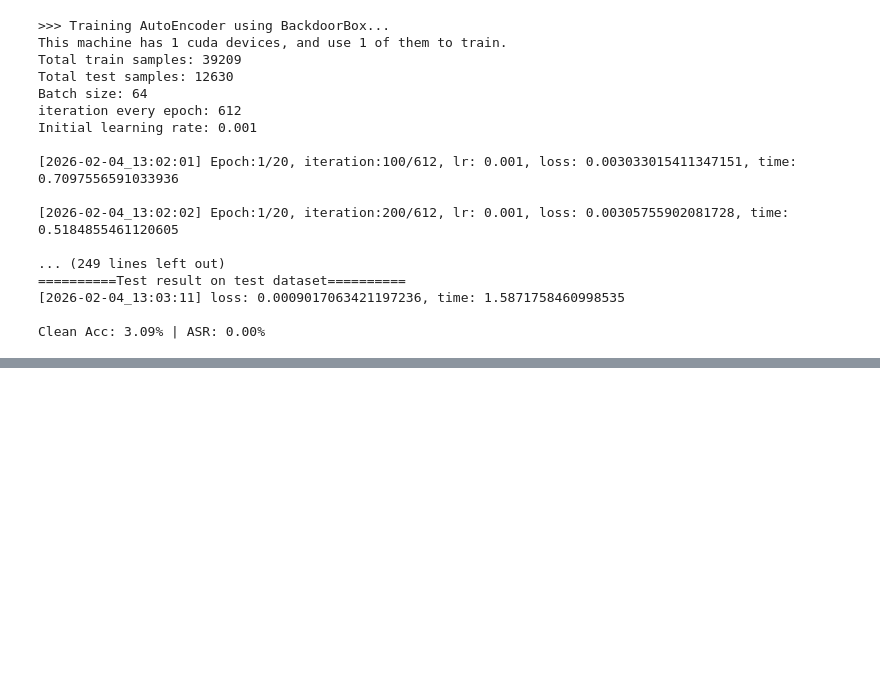
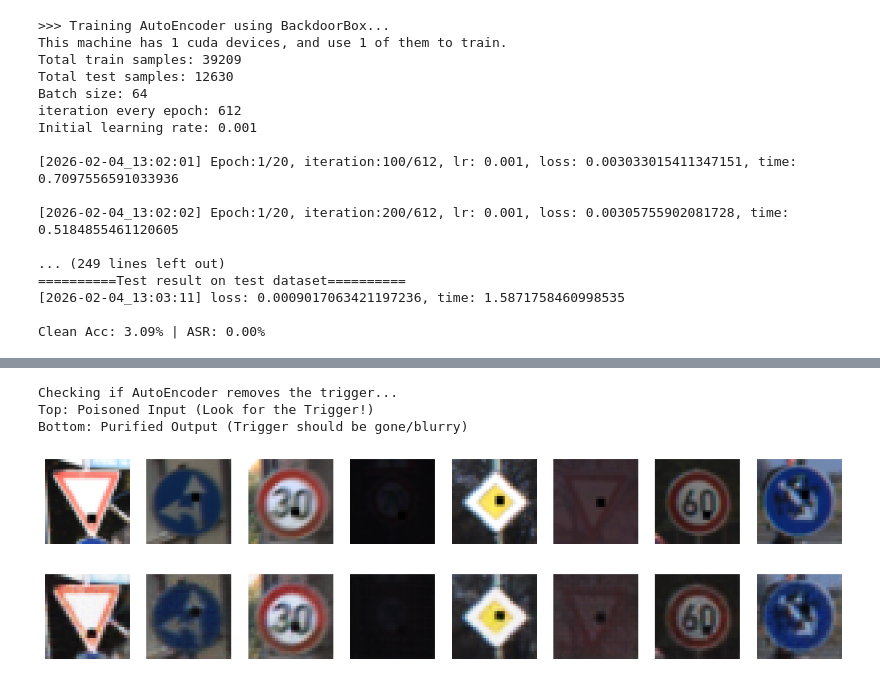
Before and after one commit to AlbertZweistein-2/184.702_MachineLearning, a Jupyter notebook: Ex3/src/test.ipynb, the cells around one changed output, grey strips where cells are left out. Cells and saved outputs as stored; diff of their text form; code cells hidden in the pictures; blank space fills up the shorter version.

```diff
--- a/Ex3/src/test.ipynb
+++ b/Ex3/src/test.ipynb
@@ -506,0 +826,52 @@ ValueError: too many values to unpack (expected 2)
+# %%
+def visualize_poison_removal(model, dataset):
+    model.eval()
+    # 1. Filter loader to only get POISONED images (flag=1)
+    # We iterate until we find a batch with poisons
+    loader = DataLoader(dataset, batch_size=64, shuffle=True)
+
+    found = False
+    while not found:
+        # Unpack tuple safely (img, label, is_poison)
+        batch = next(iter(loader))
+        images, labels, is_poison = batch
+
+        # Get indices where is_poison == 1
+        poison_idx = (is_poison == 1).nonzero(as_tuple=True)[0]
+
+        if len(poison_idx) >= 8: # We want at least 8 examples
+            images = images[poison_idx[:8]].to(DEVICE)
+            found = True
+
+    # 2. Reconstruct
+    with torch.no_grad():
+        recon = model(images)
+
+    # 3. Plot
+    images = images.cpu() * 0.5 + 0.5
+    recon = recon.cpu() * 0.5 + 0.5
+
+    plt.figure(figsize=(15, 4))
+    print("Top: Poisoned Input (Look for the Trigger!)")
+    print("Bottom: Purified Output (Trigger should be gone/blurry)")
+
+    for i in range(8):
+        # Original
+        ax = plt.subplot(2, 8, i + 1)
+        plt.imshow(images[i].permute(1, 2, 0).numpy())
+        plt.axis("off")
+
+        # Reconstructed
+        ax = plt.subplot(2, 8, i + 1 + 8)
+        plt.imshow(recon[i].permute(1, 2, 0).numpy())
+        plt.axis("off")
+    plt.show()
+
+# Run on your TRAIN set (which contains the poisons)
+print("Checking if AutoEncoder removes the trigger...")
+visualize_poison_removal(ae_model, train_set)
+# %% [output]
+Checking if AutoEncoder removes the trigger...
+Top: Poisoned Input (Look for the Trigger!)
+Bottom: Purified Output (Trigger should be gone/blurry)
+[figure, added]
```
Also changed, not shown: parts of 19 cells of this notebook, 24 other files.
